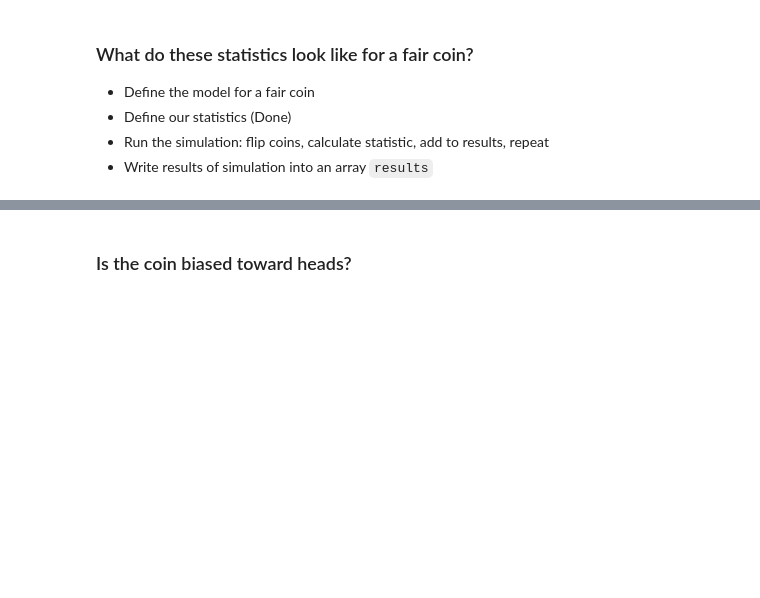
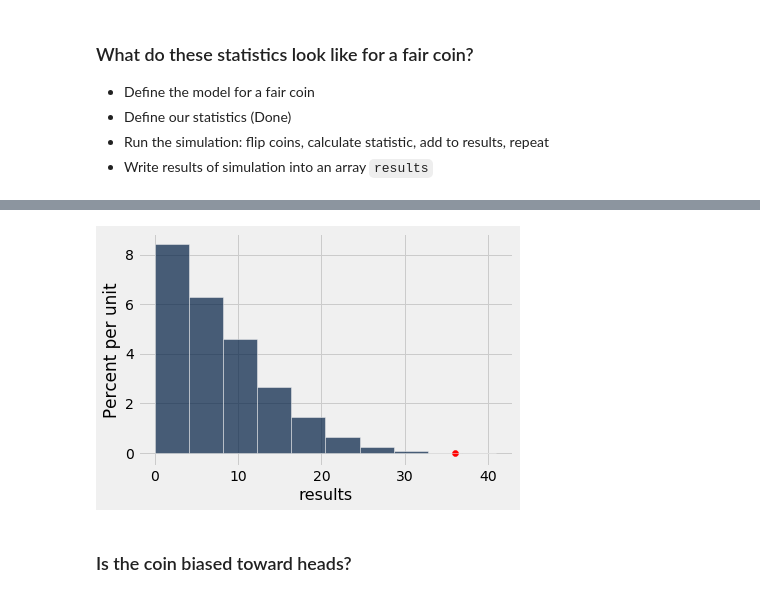
Before and after one commit to ucsd-ets/dsc10-wi19, a Jupyter notebook: Lectures/week06/Lecture13/Lecture 13 Hypothesis Testing.ipynb, the cells around one changed output, grey strips where cells are left out. Saved outputs shown, nothing was run; the diff lists cells and outputs as text; code cells hidden in the pictures; blank space fills up the shorter version.

```diff
--- a/Lectures/week06/Lecture13/Lecture 13 Hypothesis Testing.ipynb
+++ b/Lectures/week06/Lecture13/Lecture 13 Hypothesis Testing.ipynb
@@ -97,6 +102,8 @@ results
 # %%
 Table().with_column('results', results).hist()
-plt.scatter(dist_from_200(flips), 0, color='red', s=30);
+plt.scatter(dist_from_200(flips), 0, color='red', s=36);
+# %% [output]
+[figure, added]
 # %% [markdown]
 ### Is the coin biased toward heads?
 # %%
```
Also changed, not shown: parts of 16 cells of this notebook, 8 other files.
